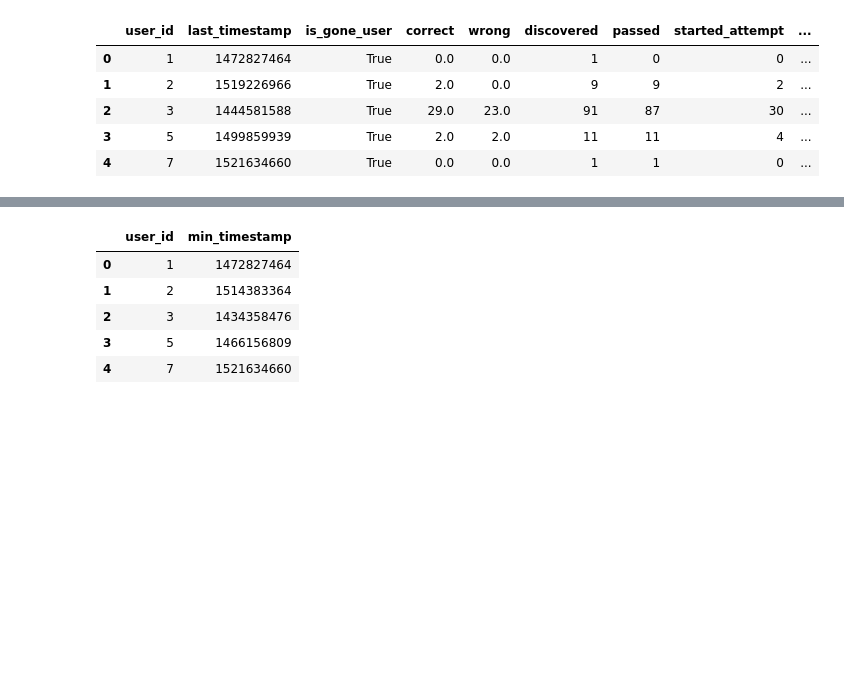
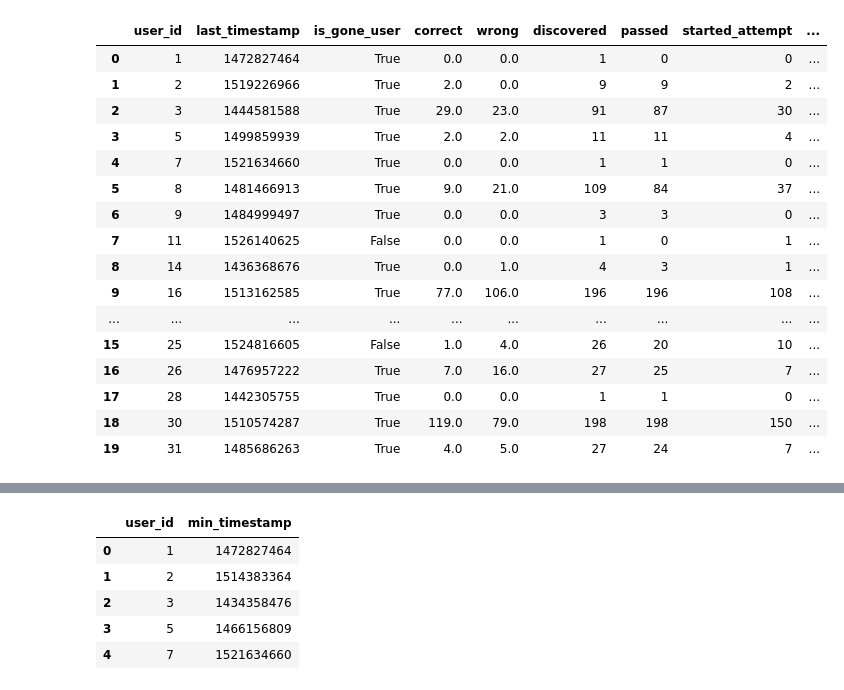
Before and after one commit to alinaka/intro-to-data-science-stepik, a Jupyter notebook: Stepik ML contest/Stepik ML context - pt.2.ipynb, the cells around one changed output, grey strips where cells are left out. Cells and saved outputs as stored; diff of their text form; code cells hidden in the pictures; blank space fills up the shorter version.

```diff
--- a/Stepik ML contest/Stepik ML context - pt.2.ipynb
+++ b/Stepik ML contest/Stepik ML context - pt.2.ipynb
@@ -8,14 +8,25 @@ sns.set(rc={'figure.figsize': (9, 6)})
 # %%
 users_data = pd.read_csv('users_data.csv', index_col=0)
 # %%
-users_data.head()
+users_data.head(20)
 # %% [output]
 |  | user_id | last_timestamp | is_gone_user | correct | wrong | discovered | passed | started_attempt | ... |
 | 0 | 1 | 1472827464 | True | 0.0 | 0.0 | 1 | 0 | 0 | ... |
 | 1 | 2 | 1519226966 | True | 2.0 | 0.0 | 9 | 9 | 2 | ... |
 | 2 | 3 | 1444581588 | True | 29.0 | 23.0 | 91 | 87 | 30 | ... |
 | 3 | 5 | 1499859939 | True | 2.0 | 2.0 | 11 | 11 | 4 | ... |
 | 4 | 7 | 1521634660 | True | 0.0 | 0.0 | 1 | 1 | 0 | ... |
+| 5 | 8 | 1481466913 | True | 9.0 | 21.0 | 109 | 84 | 37 | ... |
+| 6 | 9 | 1484999497 | True | 0.0 | 0.0 | 3 | 3 | 0 | ... |
+| 7 | 11 | 1526140625 | False | 0.0 | 0.0 | 1 | 0 | 1 | ... |
+| 8 | 14 | 1436368676 | True | 0.0 | 1.0 | 4 | 3 | 1 | ... |
+| 9 | 16 | 1513162585 | True | 77.0 | 106.0 | 196 | 196 | 108 | ... |
+| ... | ... | ... | ... | ... | ... | ... | ... | ... | ... |
+| 15 | 25 | 1524816605 | False | 1.0 | 4.0 | 26 | 20 | 10 | ... |
+| 16 | 26 | 1476957222 | True | 7.0 | 16.0 | 27 | 25 | 7 | ... |
+| 17 | 28 | 1442305755 | True | 0.0 | 0.0 | 1 | 1 | 0 | ... |
+| 18 | 30 | 1510574287 | True | 119.0 | 79.0 | 198 | 198 | 150 | ... |
+| 19 | 31 | 1485686263 | True | 4.0 | 5.0 | 27 | 24 | 7 | ... |
 # %%
 users_data[users_data.passed_course].day.median()
 # %% [output]
```
Also changed, not shown: parts of 63 cells of this notebook, 3 other files.
